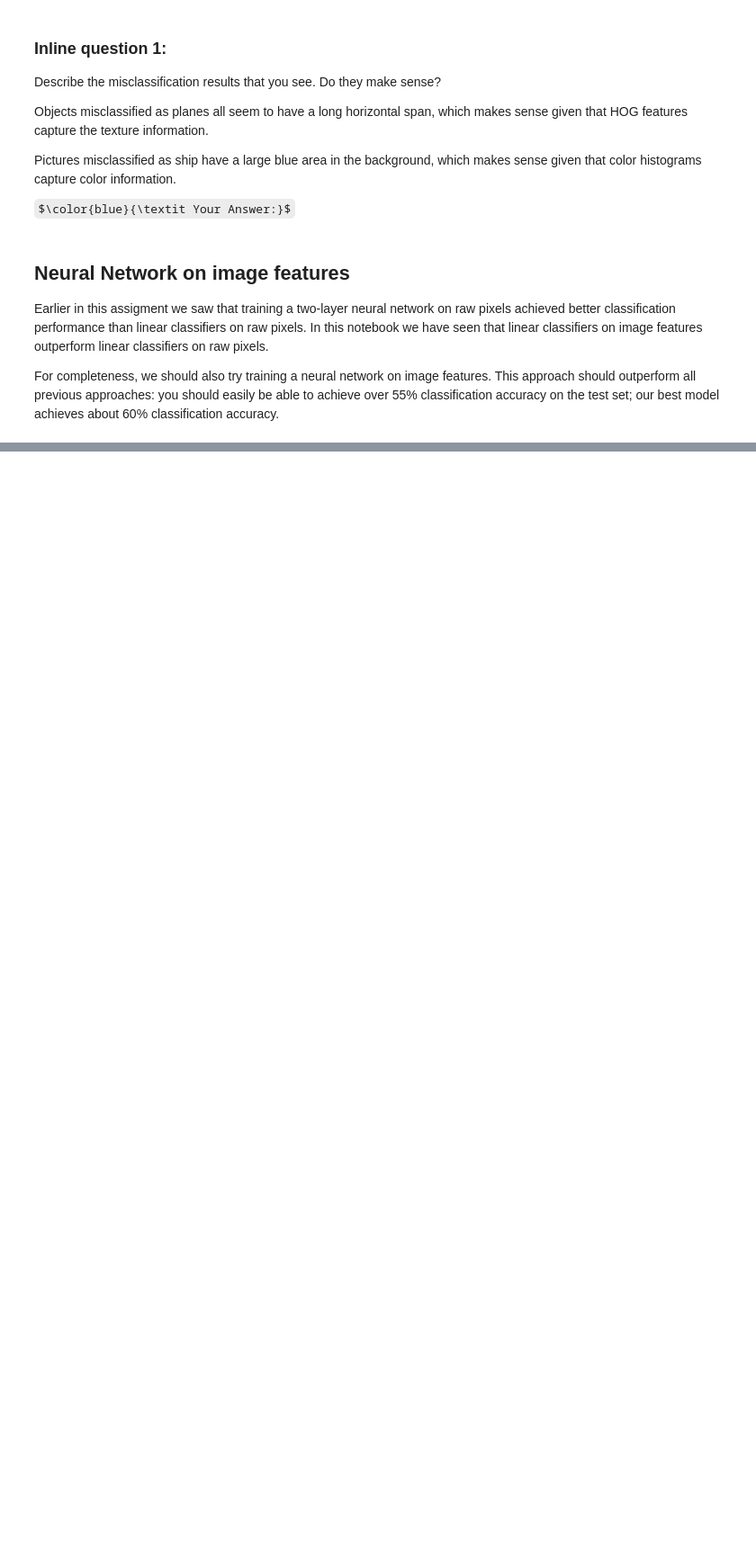
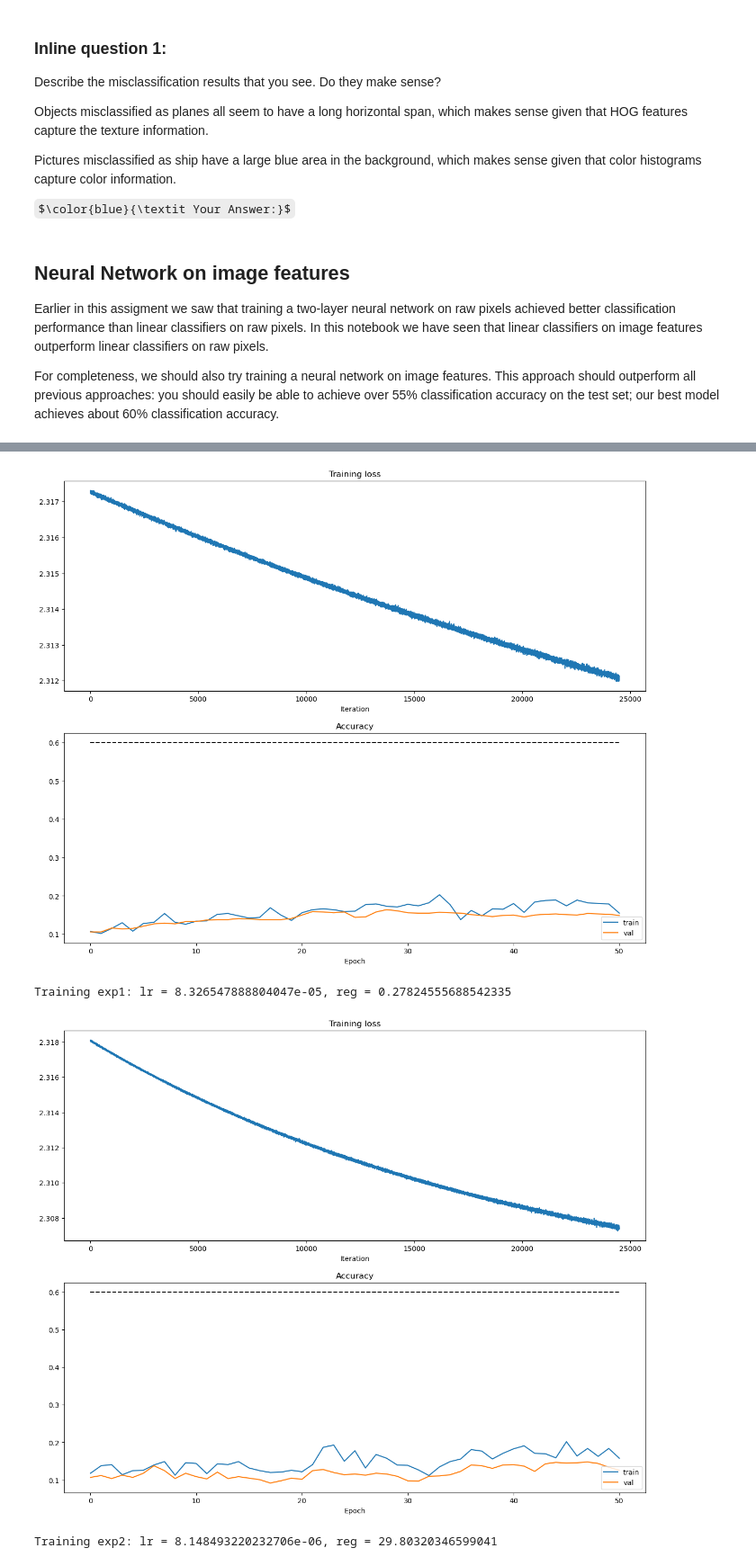
Before and after one commit to mingfei-li/stanford-cs231n-assignments, a Jupyter notebook: assignment1/features.ipynb, the cells around one changed output, grey strips where cells are left out. Shown at 90% size. Saved outputs shown, nothing was run; the diff lists cells and outputs as text; code cells hidden in the pictures; some formulas as TeX source; blank space fills up the shorter version.

Commit message:
A1 Q5: Higher Level Representations: Image Features (last part)

```diff
--- a/assignment1/features.ipynb
+++ b/assignment1/features.ipynb
@@ -270,7 +273,6 @@ data = {
     'y_test': y_test,
 }
 
-net = TwoLayerNet(input_dim, hidden_dim, num_classes)
 best_net = None
 
 ################################################################################
@@ -281,11 +283,33 @@ best_net = None
 # *****START OF YOUR CODE (DO NOT DELETE/MODIFY THIS LINE)*****
 
 best_val_acc = -1
-solver = Solver(net, data, optim_config={'learning_rate': 1e-4}, print_every=200, num_epochs=50)
-solver.train()
-if solver.best_val_acc > best_val_acc:
-    best_val_acc = solver.best_val_acc
-    best_net = solver.model
+
+for i in range(10):
+    lr = 10 ** np.random.uniform(-6, -2)
+    reg = 10 ** np.random.uniform(-2, 2)
+
+    print(f'Training exp{i}: lr = {lr}, reg = {reg}')
+    net = TwoLayerNet(input_dim, hidden_dim, num_classes, reg=reg)
+    solver = Solver(net, data, optim_config={'learning_rate': lr}, num_epochs=50, verbose=False)
+    solver.train()
+
+    plt.subplot(2, 1, 1)
+    plt.title('Training loss')
+    plt.plot(solver.loss_history)
+    plt.xlabel('Iteration')
+    plt.subplot(2, 1, 2)
+    plt.title('Accuracy')
+    plt.plot(solver.train_acc_history, label='train')
+    plt.plot(solver.val_acc_history, label='val')
+    plt.plot([0.6] * len(solver.val_acc_history), 'k--')
+    plt.xlabel('Epoch')
+    plt.legend(loc='lower right')
+    plt.gcf().set_size_inches(15, 12)
+    plt.show()
+
+    if solver.best_val_acc > best_val_acc:
+        best_val_acc = solver.best_val_acc
+        best_net = solver.model
 
 # *****END OF YOUR CODE (DO NOT DELETE/MODIFY THIS LINE)*****
 # %% [output]
@@ -308,0 +317,4 @@ if solver.best_val_acc > best_val_acc:
+[figure, added]
+Training exp1: lr = 8.326547888804047e-05, reg = 0.27824555688542335
+[figure, added]
+Training exp2: lr = 8.148493220232706e-06, reg = 29.80320346599041
```
Also changed, not shown: parts of 8 cells of this notebook.
